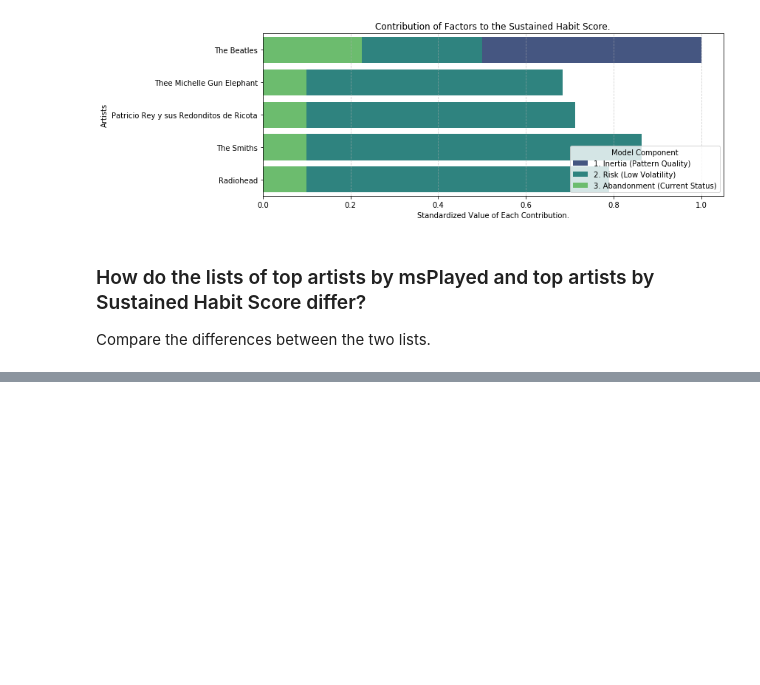
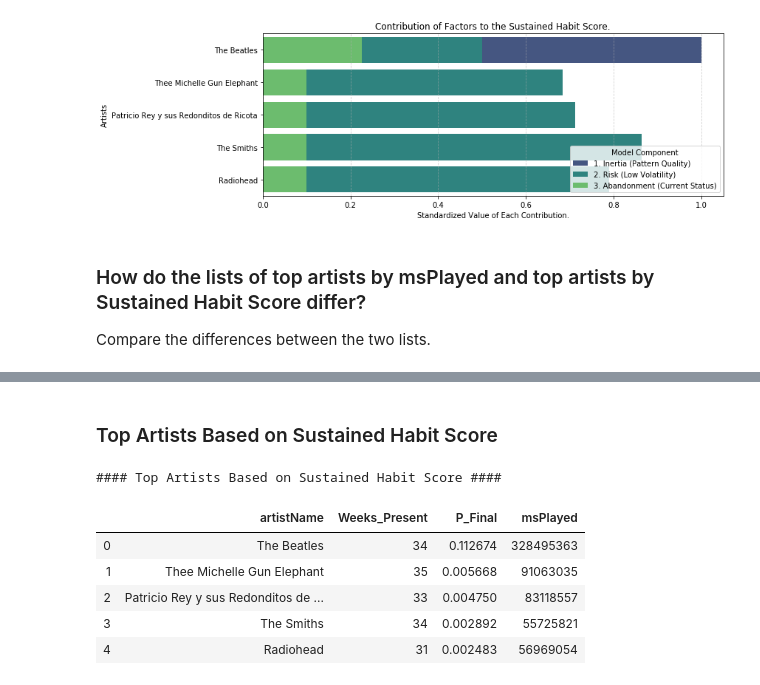
Before and after one commit to Garridot/spotify-wrapped-detailed, a Jupyter notebook: analysis.ipynb, the cells around one changed output, grey strips where cells are left out. Cells and saved outputs as stored; diff of their text form; code cells hidden in the pictures; blank space fills up the shorter version.

```diff
--- a/analysis.ipynb
+++ b/analysis.ipynb
@@ -1478,0 +2011,19 @@ display(top_triple_filter_artists[
+# %% [markdown]
+### Top Artists Based on Sustained Habit Score
+# %%
+print("\n#### Top Artists Based on Sustained Habit Score ####")
+display(top_triple_filter_artists[
+    ['artistName',
+     'Weeks_Present',
+     'P_Final',
+     'msPlayed',
+    ]
+].head(5).reset_index(drop=True))
+# %% [output]
+#### Top Artists Based on Sustained Habit Score ####
+|  | artistName | Weeks_Present | P_Final | msPlayed |
+| 0 | The Beatles | 34 | 0.112674 | 328495363 |
+| 1 | Thee Michelle Gun Elephant | 35 | 0.005668 | 91063035 |
+| 2 | Patricio Rey y sus Redonditos de ... | 33 | 0.004750 | 83118557 |
+| 3 | The Smiths | 34 | 0.002892 | 55725821 |
+| 4 | Radiohead | 31 | 0.002483 | 56969054 |
```
Also changed, not shown: parts of 42 cells of this notebook, 2 other files.
